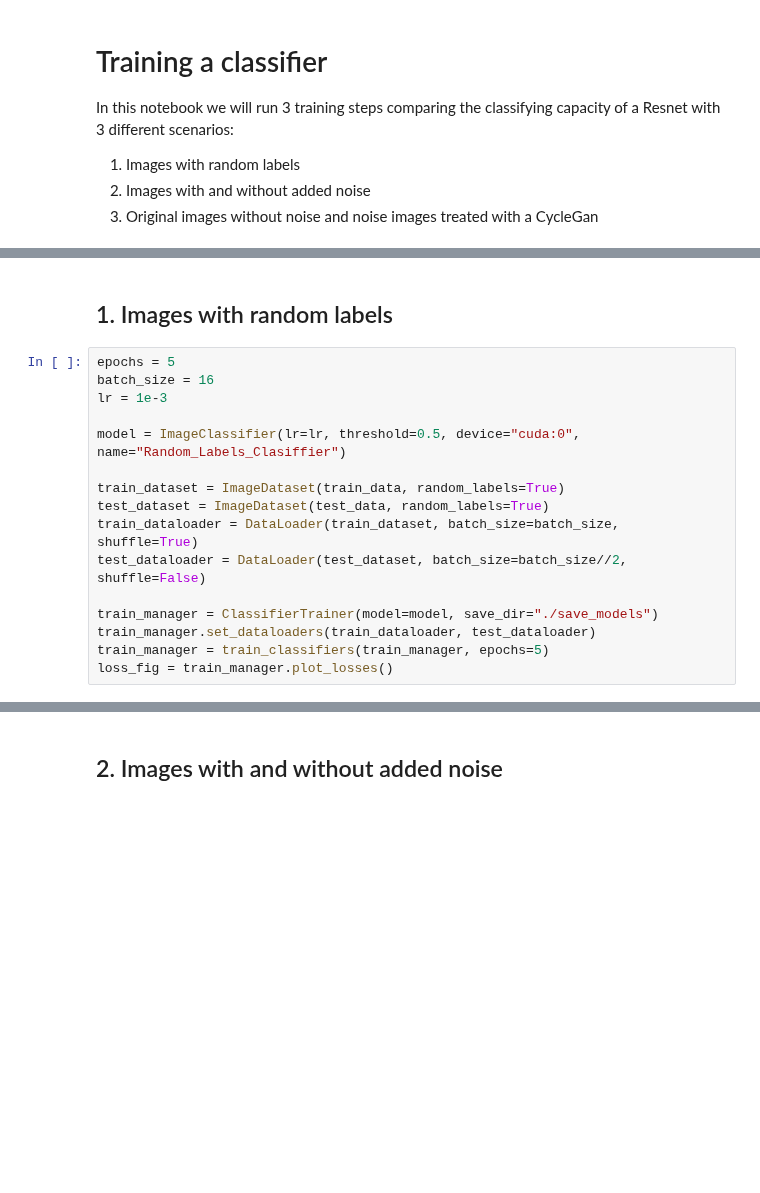
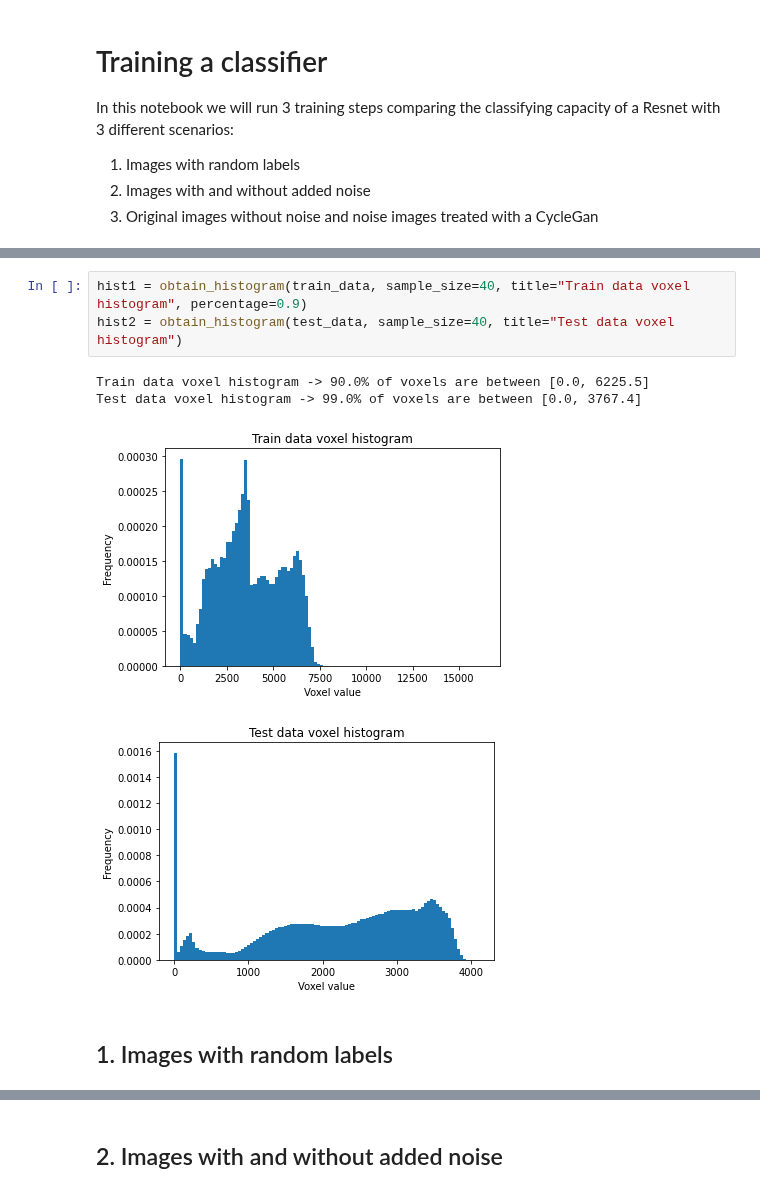
Before and after one commit to Juanki0396/TFG, a Jupyter notebook: train_classifier.ipynb, the cells around one changed output, grey strips where cells are left out. Saved outputs shown, nothing was run; the diff lists cells and outputs as text; blank space fills up the shorter version.

```diff
--- a/train_classifier.ipynb
+++ b/train_classifier.ipynb
@@ -35,18 +51,10 @@ random.seed(SEED)
+# %%
+hist1 = obtain_histogram(train_data, sample_size=40, title="Train data voxel histogram", percentage=0.9)
+hist2 = obtain_histogram(test_data, sample_size=40, title="Test data voxel histogram")
+# %% [output]
+Train data voxel histogram -> 90.0% of voxels are between [0.0, 6225.5]
+Test data voxel histogram -> 99.0% of voxels are between [0.0, 3767.4]
+[figure, added]
+[figure, added]
 # %% [markdown]
 ## 1. Images with random labels
-# %%
-epochs = 5
-batch_size = 16
-lr = 1e-3
-
-model = ImageClassifier(lr=lr, threshold=0.5, device="cuda:0", name="Random_Labels_Clasiffier")
-
-train_dataset = ImageDataset(train_data, random_labels=True)
-test_dataset = ImageDataset(test_data, random_labels=True)
-train_dataloader = DataLoader(train_dataset, batch_size=batch_size, shuffle=True)
-test_dataloader = DataLoader(test_dataset, batch_size=batch_size//2, shuffle=False)
-
-train_manager = ClassifierTrainer(model=model, save_dir="./save_models")
-train_manager.set_dataloaders(train_dataloader, test_dataloader)
-train_manager = train_classifiers(train_manager, epochs=5)
-loss_fig = train_manager.plot_losses()
```
Also changed, not shown: parts of 8 cells of this notebook, 8 other files.
